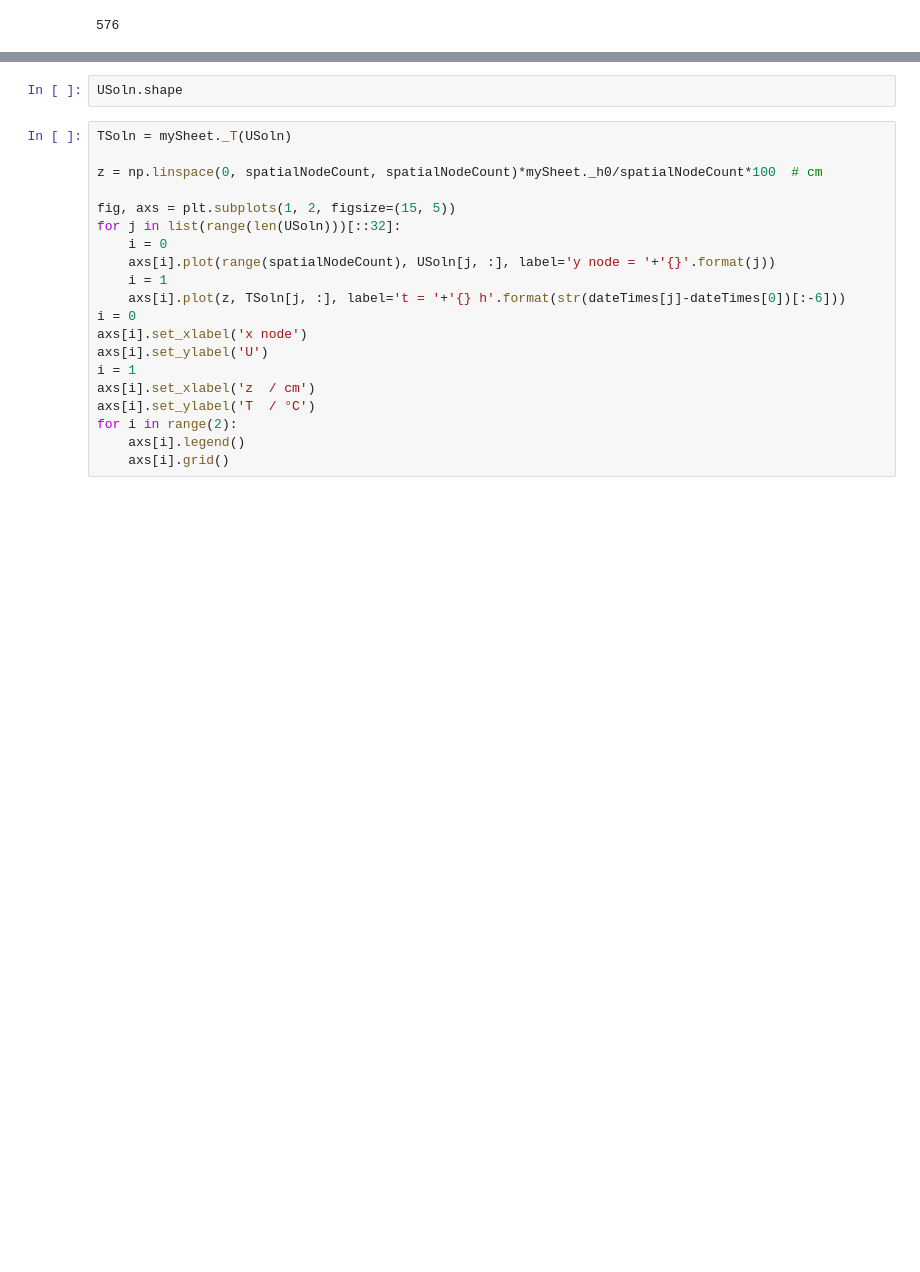
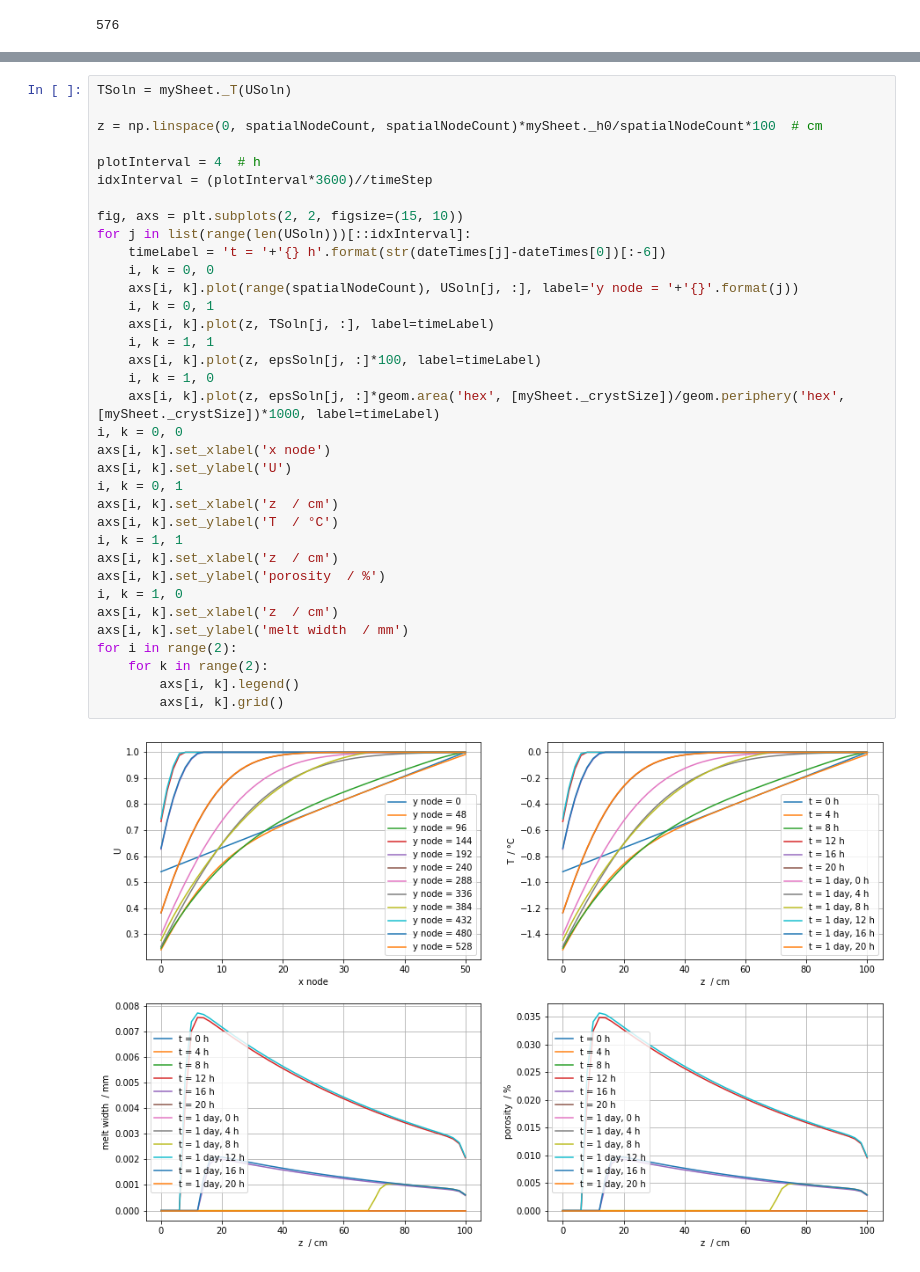
Before and after one commit to Henrikum/skrinning-stuff, a Jupyter notebook: notebooks/skrinning stuff.ipynb, the cells around one changed output, grey strips where cells are left out. Cells and saved outputs as stored; diff of their text form; blank space fills up the shorter version.

```diff
--- a/notebooks/skrinning stuff.ipynb
+++ b/notebooks/skrinning stuff.ipynb
@@ -143,22 +152,37 @@ axs[i].legend()
-# %%
-USoln.shape
 # %%
 TSoln = mySheet._T(USoln)
 
 z = np.linspace(0, spatialNodeCount, spatialNodeCount)*mySheet._h0/spatialNodeCount*100  # cm
 
-fig, axs = plt.subplots(1, 2, figsize=(15, 5))
-for j in list(range(len(USoln)))[::32]:
-    i = 0
-    axs[i].plot(range(spatialNodeCount), USoln[j, :], label='y node = '+'{}'.format(j))
-    i = 1
-    axs[i].plot(z, TSoln[j, :], label='t = '+'{} h'.format(str(dateTimes[j]-dateTimes[0])[:-6]))
-i = 0
-axs[i].set_xlabel('x node')
-axs[i].set_ylabel('U')
-i = 1
-axs[i].set_xlabel('z  / cm')
-axs[i].set_ylabel('T  / °C')
+plotInterval = 4  # h
+idxInterval = (plotInterval*3600)//timeStep
+
+fig, axs = plt.subplots(2, 2, figsize=(15, 10))
+for j in list(range(len(USoln)))[::idxInterval]:
+    timeLabel = 't = '+'{} h'.format(str(dateTimes[j]-dateTimes[0])[:-6])
+    i, k = 0, 0
+    axs[i, k].plot(range(spatialNodeCount), USoln[j, :], label='y node = '+'{}'.format(j))
+    i, k = 0, 1
+    axs[i, k].plot(z, TSoln[j, :], label=timeLabel)
+    i, k = 1, 1
+    axs[i, k].plot(z, epsSoln[j, :]*100, label=timeLabel)
+    i, k = 1, 0
+    axs[i, k].plot(z, epsSoln[j, :]*geom.area('hex', [mySheet._crystSize])/geom.periphery('hex', [mySheet._crystSize])*1000, label=timeLabel)
+i, k = 0, 0
+axs[i, k].set_xlabel('x node')
+axs[i, k].set_ylabel('U')
+i, k = 0, 1
+axs[i, k].set_xlabel('z  / cm')
+axs[i, k].set_ylabel('T  / °C')
+i, k = 1, 1
+axs[i, k].set_xlabel('z  / cm')
+axs[i, k].set_ylabel('porosity  / %')
+i, k = 1, 0
+axs[i, k].set_xlabel('z  / cm')
+axs[i, k].set_ylabel('melt width  / mm')
 for i in range(2):
-    axs[i].legend()
-    axs[i].grid()
+    for k in range(2):
+        axs[i, k].legend()
+        axs[i, k].grid()
+# %% [output]
+[figure, added]
```
Also changed, not shown: parts of 6 cells of this notebook, 1 other file.
